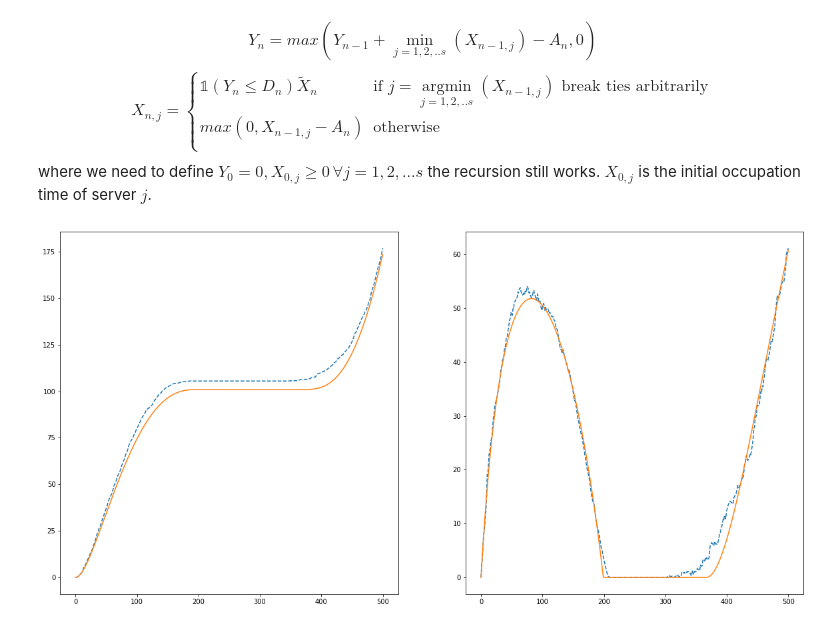
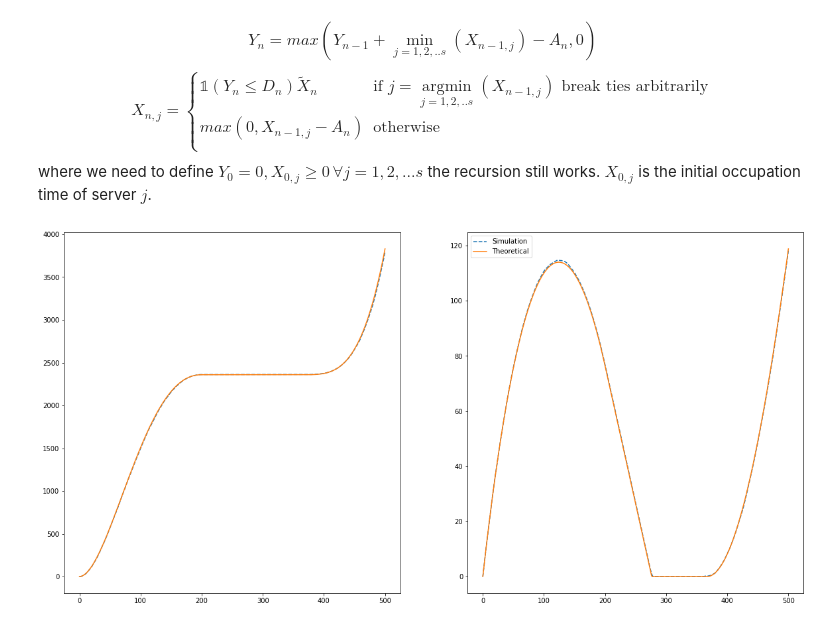
Before and after one commit to Yanboding/MIE8888Project-mistriageMortalityRationship, a Jupyter notebook: MIE8888.ipynb, the cells around one changed output. Drawn from its saved outputs; the diff is of its cells as text; code cells hidden in the pictures.

Commit message:
add fluid scale

```diff
--- a/MIE8888.ipynb
+++ b/MIE8888.ipynb
@@ -218,7 +220,7 @@ def mortality_mistrage_relation(overtriage, undertriage, Class1Prob, arrivalRate
         sol[i] = z[1]
         # next initial condition
         z0 = z[1]
-    #sol[:, 1] = mortality_model(sol[:, 0], t, ExpoCDF, gammas, arrivalRate, p_join)
+    sol[:, 1] = mortality_model(sol[:, 0], t, ExpoCDF, gammas, arrivalRate, p_join)
     return sol
 # %% [markdown]
 TODO:
@@ -338,13 +340,13 @@ def createNSAPInverseMethod(varA, base, arrivalRateInverse, Stream):
         return A
     return NSAP, Stream
 # %%
-def createNSAPthinningMethod(arrivalRate, base, Stream, T=float('inf')):
+def createNSAPthinningMethod(arrivalRate, base, Stream, fluidScale=1, T=float('inf')):
     def thinningMethod(t):
         S = t
         potentialArrival = base.sample()
         t += potentialArrival
         U = SimRNG.Uniform(0, 1, Stream)
-        while t <= T and U > arrivalRate(t)/base.rate:
+        while t <= T and U > (arrivalRate(t)*fluidScale)/base.rate:
             potentialArrival = base.sample()
             U = SimRNG.Uniform(0, 1, Stream)
             t += potentialArrival
@@ -434,7 +436,7 @@ def LindleyWithAbandon(Y, X, A, D, tildeX):
     return Y, X, abandon
 # %%
 # change class type and triage to distribution
-def createGenerators(overtriage, undertriage, Class1Prob, abandonMeans, serviceTimeMeans, stopTime, arrivalRateInverse=None, arrivalRate=None, maxRate=None,  method='inverse'):
+def createGenerators(overtriage, undertriage, Class1Prob, abandonMeans, serviceRates, stopTime, fluidScale, arrivalRateInverse=None, arrivalRate=None, maxRate=None,  method='inverse'):
     def patientFn(t):
         interArrivalTime = interArrivalTimeFn(t)
         if interArrivalTime == None:
@@ -450,7 +452,8 @@ def createGenerators(overtriage, undertriage, Class1Prob, abandonMeans, serviceT
             lifeRemaining = abandonFns[patientClass-1]()
         return interArrivalTime, lifeRemaining, patientClass
     def serviceTimeFn(info):
-        return serviceTimeFns[info-1]()
+        serviceTime = SimRNG.Expon(1/(serviceRates(0)[info-1]*fluidScale), Stream)
+        return serviceTime
     Stream = 1
     classFn, Stream = createRandom_integerGenetrator([Class1Prob,1], Stream)
     class1TriageFn, Stream = createRandom_integerGenetrator([1-undertriage,1], Stream)
@@ -465,15 +468,9 @@ def createGenerators(overtriage, undertriage, Class1Prob, abandonMeans, serviceT
         base, Stream = createHyoerExpGenerator(Stream)
         interArrivalTimeFn, Stream = createNSAPInverseMethod(1, base, arrivalRateInverse, Stream)
     elif method == 'thinning':
-        base = Exponential(maxRate, Stream)
-        interArrivalTimeFn, Stream = createNSAPthinningMethod(arrivalRate, base, Stream, stopTime)
+        base = Exponential(maxRate*fluidScale, Stream)
+        interArrivalTimeFn, Stream = createNSAPthinningMethod(arrivalRate, base, Stream, fluidScale, stopTime)
     #interArrivalTimeFn, Stream = createConstantGenerator(interArrivalTimeMean, Stream)
-    serviceTimeFns = []
-    for serviceTimeMean in serviceTimeMeans:
-        #abandonTimeFn, Stream = createConstantGenerator(serviceTimeMean, Stream)
-        serviceTimeMeanFn, Stream = createExpoGenerator(serviceTimeMean, Stream)
-        serviceTimeFns.append(serviceTimeMeanFn)
-    #serviceTimeFn, Stream = createConstantGenerator(serviceTimeMean, Stream)
     return patientFn, serviceTimeFn
 # %%
 #G/G/s + G
@@ -536,42 +533,44 @@ def CreateCumDeathFn(arrivalTime, cumdead):
 overtriage = 0.5
 undertriage = 0
 Class1Prob = 0.5
-abandonMeans = [80, 120]
-serviceTimeMean = [1, 1]
+abandonMeans = [800, 1200]
 X = [0]
 T = 500
+fluidScale = 100
 # %%
+
 generatorsParams = {"overtriage": overtriage,
                     "undertriage": undertriage,
                     "Class1Prob": Class1Prob,
                     "abandonMeans": abandonMeans,
-                    "serviceTimeMeans": serviceTimeMean,
+                    "serviceRates": Mu_k,
                     "stopTime": T,
                     "arrivalRateInverse":concaveArrivalRateInverse,
                     "arrivalRate": concaveArrivalRate,
                     "maxRate": 4,
-                    "method": 'thinning'}
+                    "method": 'thinning',
+                    "fluidScale":fluidScale}
 patientFn, serviceTimeFn = createGenerators(**generatorsParams)
 t = np.linspace(0,T,T+1)
 expectW = np.zeros_like(t)
 expectD = np.zeros_like(t)
 fig, axs = plt.subplots(1,2,figsize=(20, 10))
 
 for i in range(10):
     arrivalTime, virtualWaits, jumpTime, cumdead = simulate(X, patientFn, serviceTimeFn, T)
     VirtualWaitFn = CreateVirtualWaitFn(arrivalTime, virtualWaits, jumpTime)
     CumDeathFn = CreateCumDeathFn(arrivalTime, cumdead)
     expectW += (VirtualWaitFn(t) - expectW)/(i+1)
     expectD += (CumDeathFn(t) - expectD)/(i+1)
     #drawCumDeath(arrivalTime, cumdead, axs[0])
     #drawVirtalWait(arrivalTime, virtualWaits, jumpTime, axs[1])
-axs[0].plot(t, expectD, '--')
-axs[1].plot(t, expectW, '--')
+axs[0].plot(t, expectD, '--', label='Simulation')
+axs[1].plot(t, expectW, '--', label='Simulation')
 
 sol = mortality_mistrage_relation(overtriage, undertriage, Class1Prob, concaveArrivalRate, Mu_k, abandonMeans, X, T)
-axs[0].plot(t, sol[:, 1], '-')
-axs[1].plot(t, sol[:, 0], '-')
-
+axs[0].plot(t, sol[:, 1]*fluidScale, '-', label='Theoretical')
+axs[1].plot(t, sol[:, 0], '-', label='Theoretical')
+plt.legend()
 plt.show()
 # %% [output]
-[figure, old version]
+[figure, new version]
```
Also changed, not shown: parts of 2 cells of this notebook.
